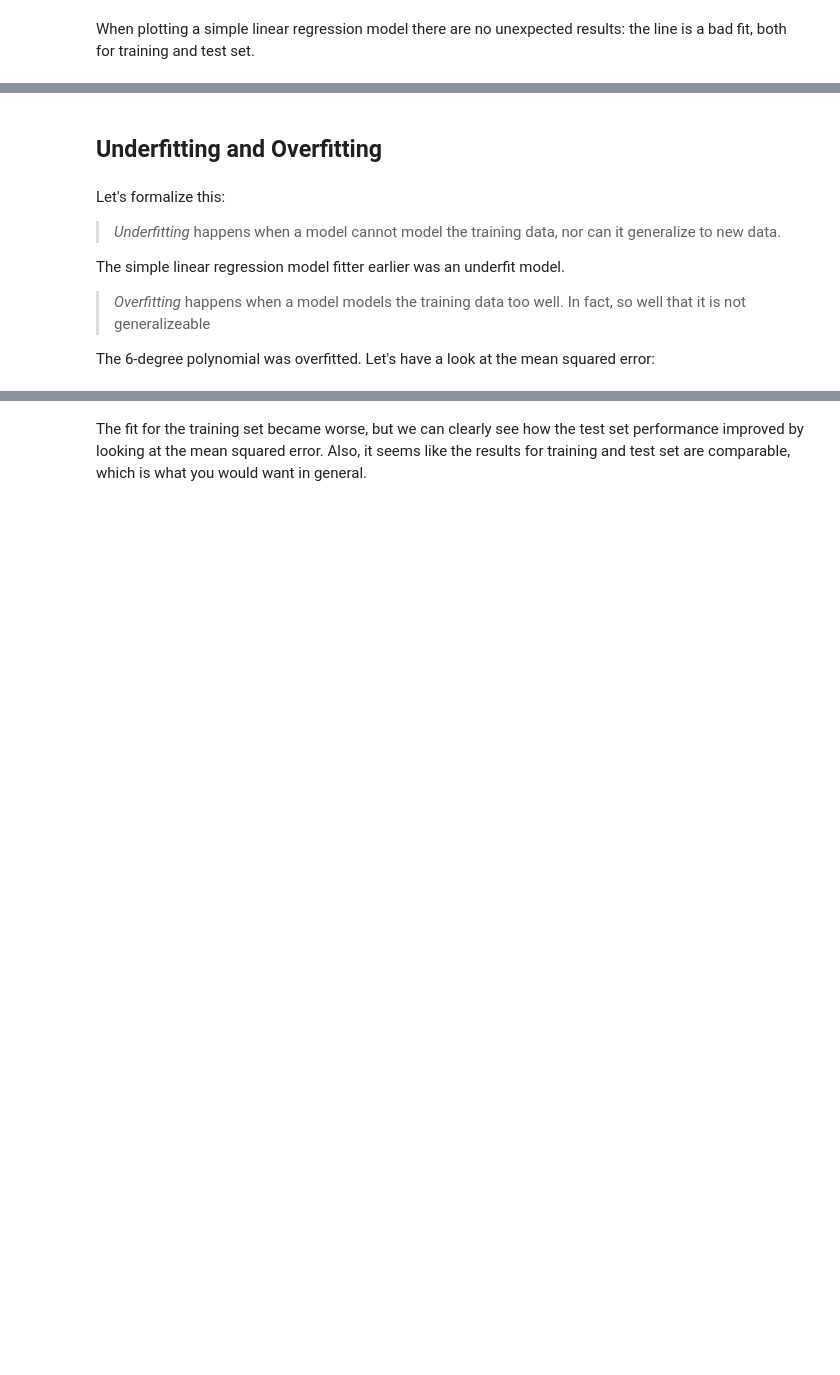
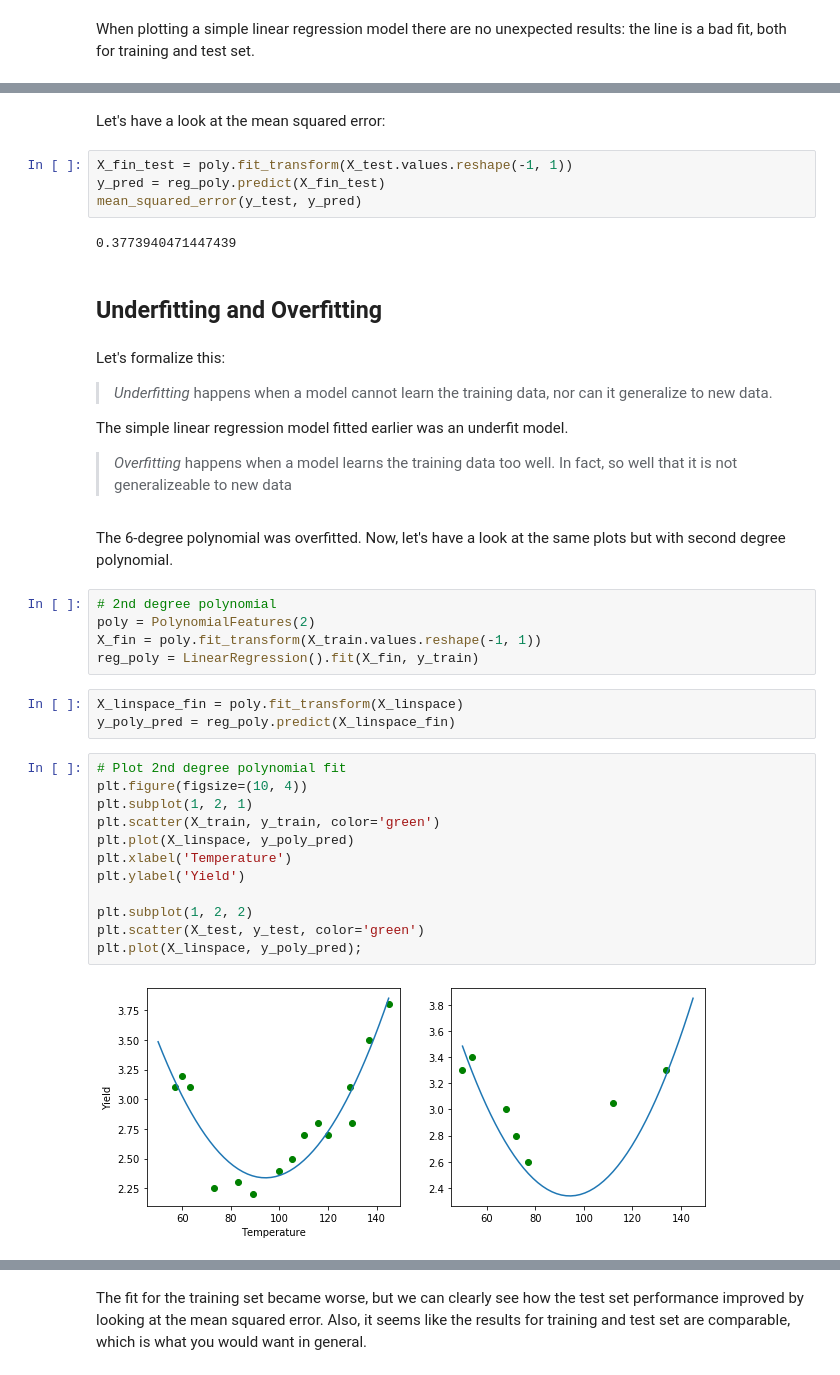
Before and after one commit to learn-co-curriculum/dsc-bias-variance-trade-off, a Jupyter notebook: index.ipynb, the cells around one changed output, grey strips where cells are left out. Cells and saved outputs as stored; diff of their text form; blank space fills up the shorter version.

Commit message:
Merge pull request #1 from learn-co-curriculum/v2-1
Code updates

```diff
--- a/index.ipynb
+++ b/index.ipynb
@@ -100,14 +98,44 @@ plt.plot(X_linspace,y_poly_pred);
+# %% [markdown]
+Let's have a look at the mean squared error:
+# %%
+X_fin_test = poly.fit_transform(X_test.values.reshape(-1, 1))
+y_pred = reg_poly.predict(X_fin_test)
+mean_squared_error(y_test, y_pred)
+# %% [output]
+0.3773940471447439
 # %% [markdown]
 ## Underfitting and Overfitting
 # %% [markdown]
 Let's formalize this:
 
 
-> *Underfitting* happens when a model cannot model the training data, nor can it generalize to new data.
+> *Underfitting* happens when a model cannot learn the training data, nor can it generalize to new data.
 
-The simple linear regression model fitter earlier was an underfit model.
+The simple linear regression model fitted earlier was an underfit model.
 
-> *Overfitting* happens when a model models the training data too well. In fact, so well that it is not generalizeable
-
-The 6-degree polynomial was overfitted. Let's have a look at the mean squared error:
+> *Overfitting* happens when a model learns the training data too well. In fact, so well that it is not generalizeable to new data
+# %% [markdown]
+The 6-degree polynomial was overfitted. Now, let's have a look at the same plots but with second degree polynomial.
+# %%
+# 2nd degree polynomial
+poly = PolynomialFeatures(2)
+X_fin = poly.fit_transform(X_train.values.reshape(-1, 1))
+reg_poly = LinearRegression().fit(X_fin, y_train)
+# %%
+X_linspace_fin = poly.fit_transform(X_linspace)
+y_poly_pred = reg_poly.predict(X_linspace_fin)
+# %%
+# Plot 2nd degree polynomial fit
+plt.figure(figsize=(10, 4))
+plt.subplot(1, 2, 1)
+plt.scatter(X_train, y_train, color='green')
+plt.plot(X_linspace, y_poly_pred)
+plt.xlabel('Temperature')
+plt.ylabel('Yield')
+
+plt.subplot(1, 2, 2)
+plt.scatter(X_test, y_test, color='green')
+plt.plot(X_linspace, y_poly_pred);
+# %% [output]
+[figure, added]
 # %%
```
Also changed, not shown: parts of 21 cells of this notebook, 8 other files.
